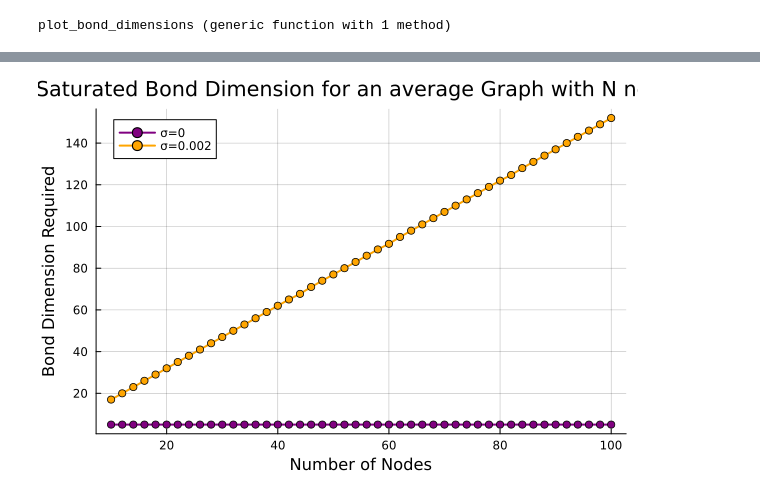
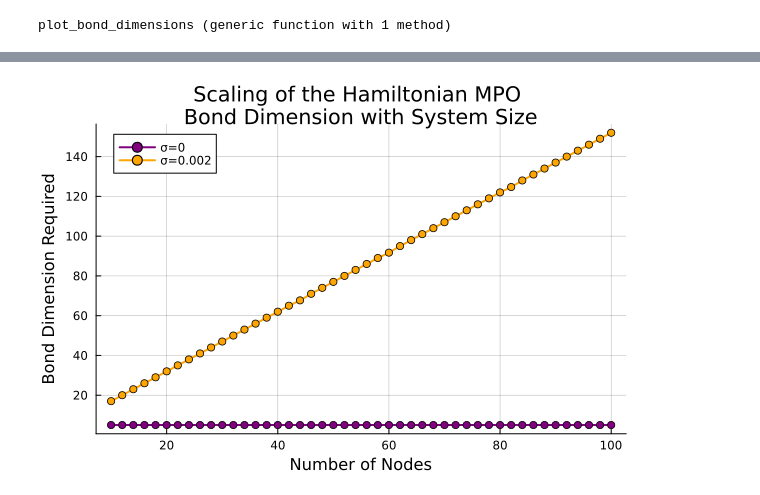
Before and after one commit to jamesnrolfe/MSci-Project, a Jupyter notebook: Ethan_code/x_old_code/Bond_Dimension_Relation.ipynb, the cells around one changed output, grey strips where cells are left out. Saved outputs shown, nothing was run; the diff lists cells and outputs as text; code cells hidden in the pictures.

Commit message:
updating graphs

```diff
--- a/Ethan_code/x_old_code/Bond_Dimension_Relation.ipynb
+++ b/Ethan_code/x_old_code/Bond_Dimension_Relation.ipynb
@@ -139,33 +120,33 @@ Completed N = 100. [σ=0, χ=5.0], [σ=0.002, χ≈152.0]
 # %%
 
 N_values = [10, 12, 14, 16, 18, 20, 22, 24, 26, 28, 30, 32, 34, 36, 38, 40, 42, 44, 46, 48, 50, 52, 54, 56, 58, 60, 62, 64, 66, 68, 70, 72, 74, 76, 78, 80, 82, 84, 86, 88, 90, 92, 94, 96, 98, 100]
 chi_sigma_0 = [5.0, 5.0, 5.0, 5.0, 5.0, 5.0, 5.0, 5.0, 5.0, 5.0, 5.0, 5.0, 5.0, 5.0, 5.0, 5.0, 5.0, 5.0, 5.0, 5.0, 5.0, 5.0, 5.0, 5.0, 5.0, 5.0, 5.0, 5.0, 5.0, 5.0, 5.0, 5.0, 5.0, 5.0, 5.0, 5.0, 5.0, 5.0, 5.0, 5.0, 5.0, 5.0, 5.0, 5.0, 5.0, 5.0]
 chi_sigma_0002 = [17.0, 20.0, 23.0, 26.0, 29.0, 32.0, 35.0, 38.0, 41.0, 44.0, 47.0, 50.0, 53.0, 56.0, 59.0, 62.0, 65.0, 67.7, 71.0, 74.0, 77.0, 80.0, 83.0, 86.0, 89.0, 91.7, 95.0, 98.0, 101.0, 104.0, 107.0, 110.0, 113.0, 116.0, 119.0, 122.0, 124.7, 128.0, 131.0, 134.0, 137.0, 140.0, 143.0, 146.0, 149.0, 152.0]
 
 plt = plot(
-    title="Saturated Bond Dimension for an average Graph with N nodes",
+    title="Scaling of the Hamiltonian MPO \nBond Dimension with System Size",
     xlabel="Number of Nodes",
     ylabel="Bond Dimension Required",
     legend=:topleft,
     gridalpha=0.3
 )
 
 plot!(plt, N_values, chi_sigma_0,
     label="σ=0",
     marker=:circle,
     color=:purple,
     lw=2
 )
 
 plot!(plt, N_values, chi_sigma_0002,
     label="σ=0.002",
     marker=:circle,
     color=:orange,
     lw=2
 )
 
-savefig(plt, "../assets/graphs/Saturated_Bond_Dimension_for_an_average_graph_with_N_nodes.png")
+savefig(plt, joinpath(@__DIR__, "ham_bd_scaling.png"))
 
 display(plt)
 # %% [output]
-[figure, old version]
+[figure, new version]
```
Also changed, not shown: parts of 1 cell of this notebook, 6 other files.
